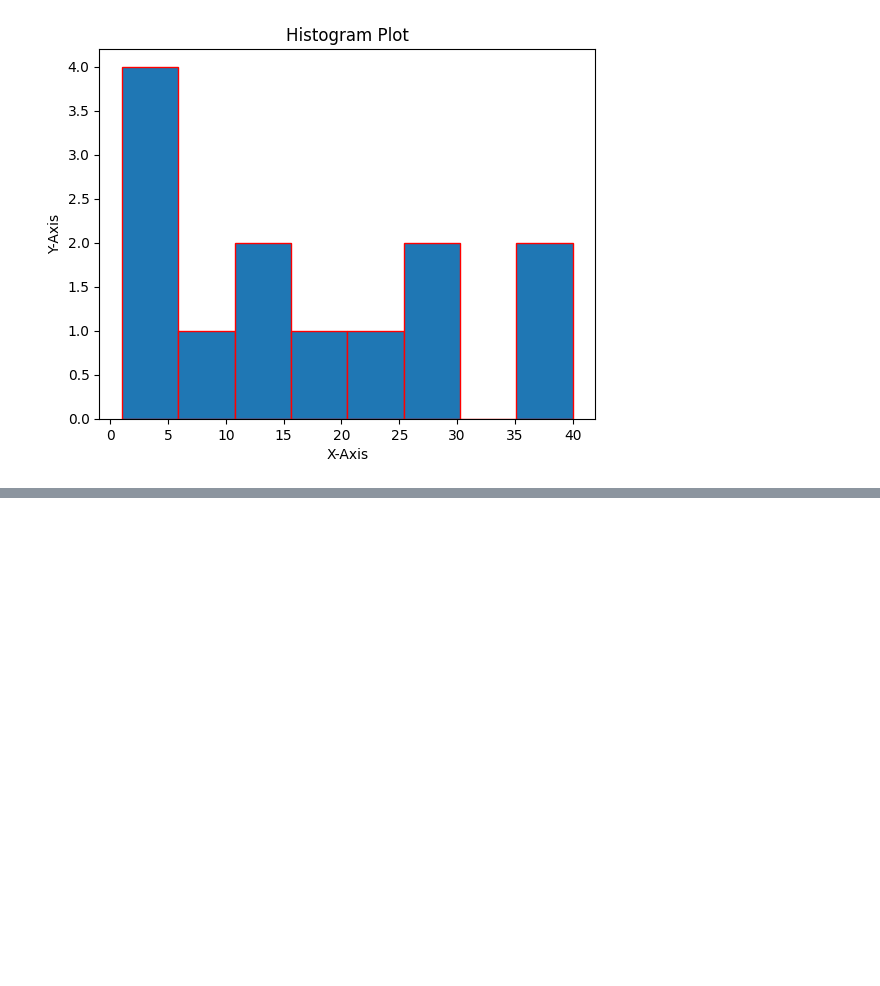
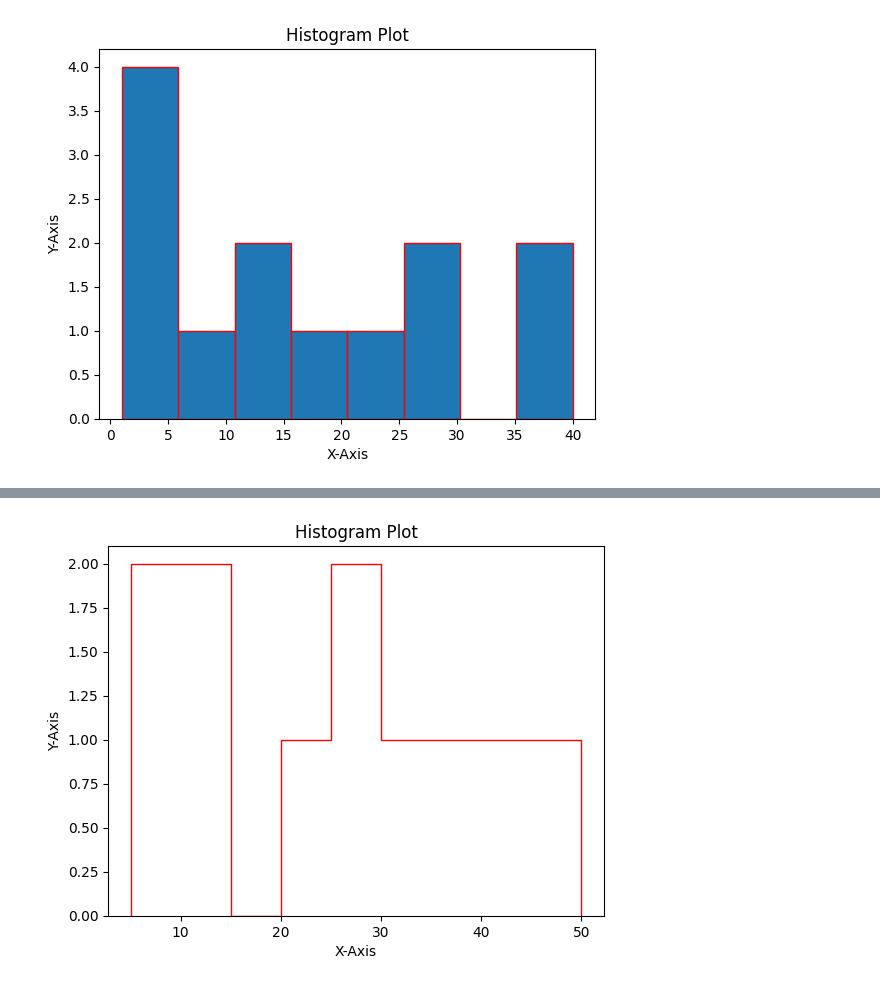
Before and after one commit to karvind08/Python-2025, a Jupyter notebook: Matplotlib/01 December 2025.ipynb, the cells around one changed output, grey strips where cells are left out. Saved outputs shown, nothing was run; the diff lists cells and outputs as text; code cells hidden in the pictures; blank space fills up the shorter version.

```diff
--- a/Matplotlib/01 December 2025.ipynb
+++ b/Matplotlib/01 December 2025.ipynb
@@ -104,0 +127,10 @@ plt.show()
+# %%
+x = [1,3,4,5,9,12,13,20,25,29,30,36,40]
+b = [5,10,15,20,25,30,35,40,50]
+plt.hist(x,bins=b,edgecolor='r',histtype='step')
+plt.title('Histogram Plot')
+plt.xlabel('X-Axis')
+plt.ylabel('Y-Axis')
+plt.show()
+# %% [output]
+[figure, added]
```
Also changed, not shown: parts of 5 cells of this notebook.
